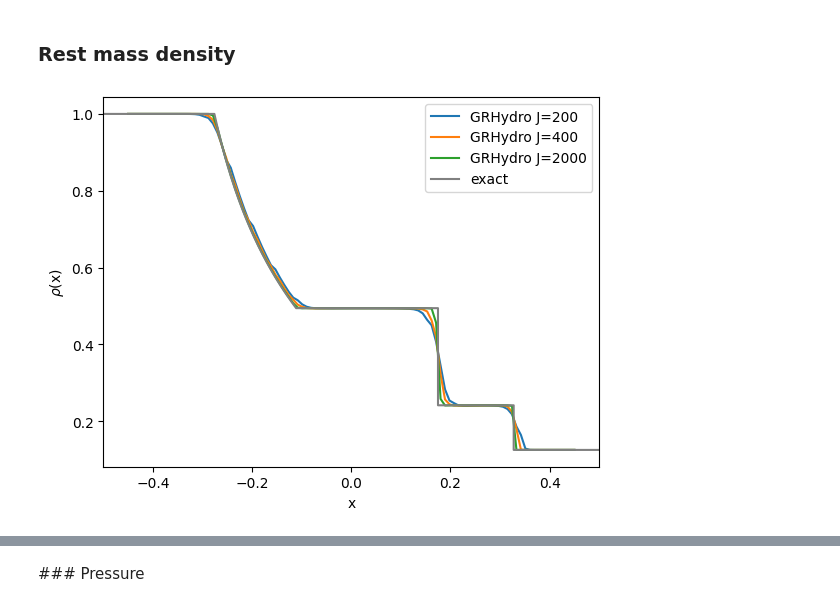
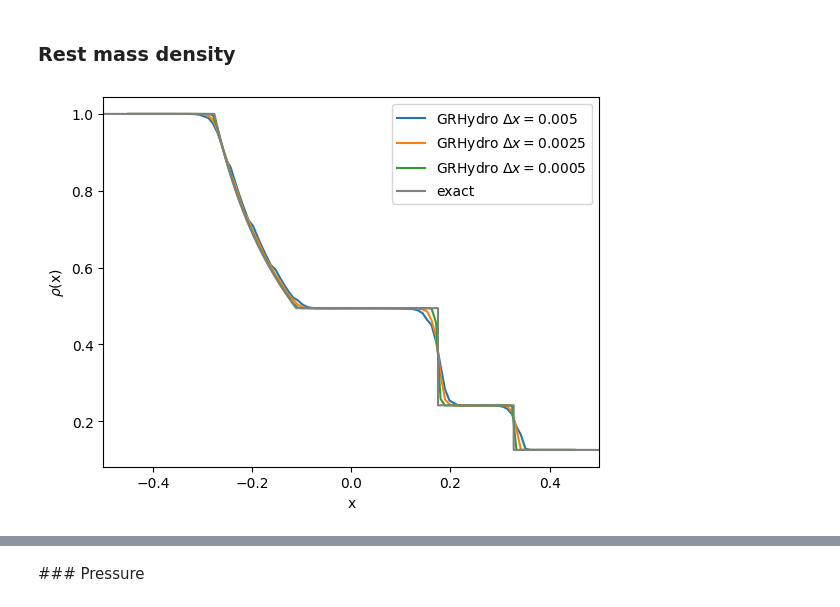
Before and after one commit to Sofiadossena/NumericalRelativityExercises, a Jupyter notebook: Sod_ShockTube/ETK_1D_plots.ipynb, the cells around one changed output, grey strips where cells are left out. Cells and saved outputs as stored; diff of their text form; code cells hidden in the pictures.

```diff
--- a/Sod_ShockTube/ETK_1D_plots.ipynb
+++ b/Sod_ShockTube/ETK_1D_plots.ipynb
@@ -171,17 +171,17 @@ plt.show()
 # %%
 #solution interpolated on a grid of 100 points
 
-plt.plot(*rho_final2.coordinates_meshgrid(), rho_final2.data_xyz, label="GRHydro J=200")
-plt.plot(*rho_final.coordinates_meshgrid(), rho_final.data_xyz, label="GRHydro J=400")
-plt.plot(*rho_final3.coordinates_meshgrid(), rho_final3.data_xyz, label="GRHydro J=2000")
+plt.plot(*rho_final2.coordinates_meshgrid(), rho_final2.data_xyz, label=r"GRHydro $\Delta x=0.005$")
+plt.plot(*rho_final.coordinates_meshgrid(), rho_final.data_xyz, label="GRHydro $\Delta x=0.0025$")
+plt.plot(*rho_final3.coordinates_meshgrid(), rho_final3.data_xyz, label="GRHydro $\Delta x=0.0005$")
 plt.plot(x_exact, rho_exact, label="exact", color='gray')
 plt.xlim(-0.5, 0.5)
 #plt.ylim(0.1, 0.3)
 plt.xlabel("x")
 plt.ylabel(r"$\rho$(x)")
 plt.legend()
 plt.savefig("/home/jovyan/simulations/pho.png", dpi=200)
 plt.show()
 # %% [output]
-[figure, old version]
+[figure, new version]
 # %%
```
Also changed, not shown: parts of 4 cells of this notebook.
